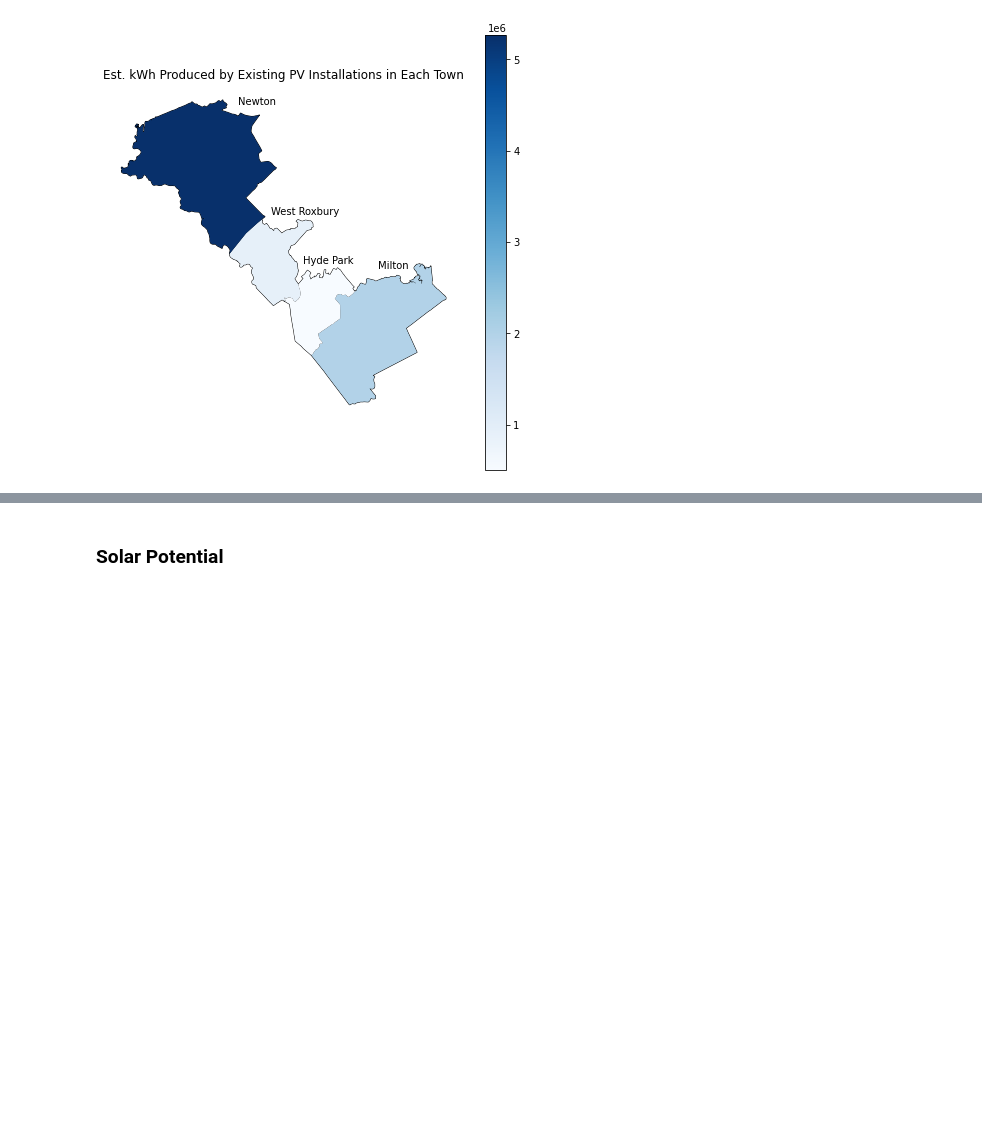
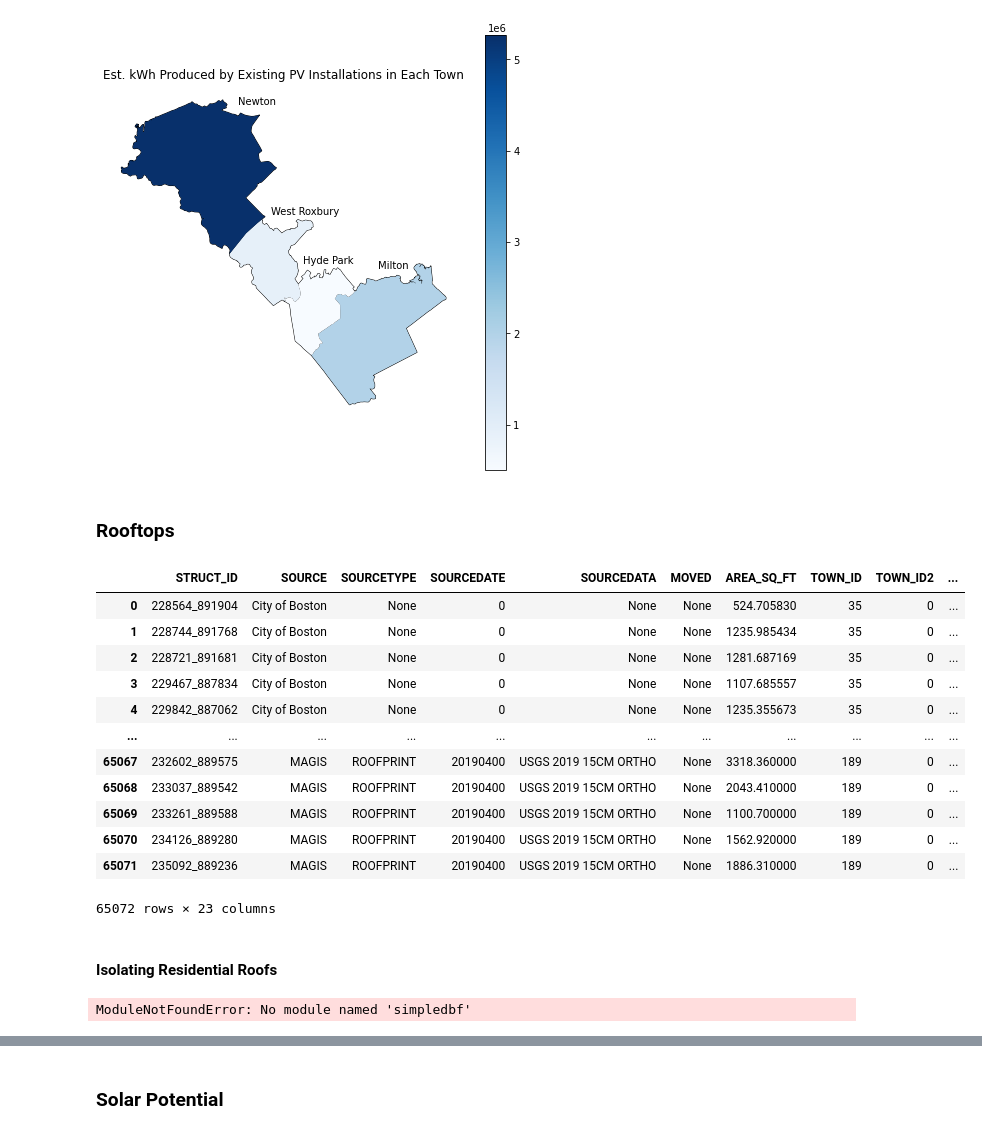
Before and after one commit to ghostpress/ma-solar, a Jupyter notebook: code/initViz.ipynb, the cells around one changed output, grey strips where cells are left out. Drawn from its saved outputs; the diff is of its cells as text; code cells hidden in the pictures; blank space fills up the shorter version.

Commit message:
Started isolating residential parcels, updated .gitignore

```diff
--- a/code/initViz.ipynb
+++ b/code/initViz.ipynb
@@ -475,3 +475,44 @@ ax3.set_axis_off()
 plt.savefig(outputDir('viz/existPVkWhMap.png'), dpi=150, format='png')
 # %% [output]
 [figure]
+# %% [markdown]
+### Rooftops
+# %%
+# Read files from MassGIS
+
+roofsBoston = gpd.read_file(dataDir('roofprintsBoston/structures_poly_35.shp'))
+roofsNewton = gpd.read_file(dataDir('roofprintsNewton/structures_poly_207.shp'))
+roofsMilton = gpd.read_file(dataDir('roofprintsMilton/structures_poly_189.shp'))
+# %%
+# Need to isolate just the rooftops in West Roxbury and Hyde Park from the
+# Boston file
+# TEMPORARY - while unable to replicate QGIS command in Python:
+
+roofsWRHP = gpd.read_file(dataDir('intersections/roofprints/roofprintsWRHP.shp')).to_crs('EPSG:4326')
+# %%
+# Change CRS to match
+
+roofsNewton = roofsNewton.to_crs('EPSG:4326')
+roofsMilton = roofsMilton.to_crs('EPSG:4326')
+# %%
+# Join all the roof layers
+
+roofs = gpd.GeoDataFrame(pd.concat([roofsWRHP, roofsNewton, roofsMilton],
+                                   ignore_index=True), crs=roofsWRHP.crs)
+roofs
+# %% [output]
+|  | STRUCT_ID | SOURCE | SOURCETYPE | SOURCEDATE | SOURCEDATA | MOVED | AREA_SQ_FT | TOWN_ID | TOWN_ID2 | ... |
+| 0 | 228564_891904 | City of Boston | None | 0 | None | None | 524.705830 | 35 | 0 | ... |
+| 1 | 228744_891768 | City of Boston | None | 0 | None | None | 1235.985434 | 35 | 0 | ... |
+| 2 | 228721_891681 | City of Boston | None | 0 | None | None | 1281.687169 | 35 | 0 | ... |
+| 3 | 229467_887834 | City of Boston | None | 0 | None | None | 1107.685557 | 35 | 0 | ... |
+| 4 | 229842_887062 | City of Boston | None | 0 | None | None | 1235.355673 | 35 | 0 | ... |
+| ... | ... | ... | ... | ... | ... | ... | ... | ... | ... | ... |
+| 65067 | 232602_889575 | MAGIS | ROOFPRINT | 20190400 | USGS 2019 15CM ORTHO | None | 3318.360000 | 189 | 0 | ... |
+| 65068 | 233037_889542 | MAGIS | ROOFPRINT | 20190400 | USGS 2019 15CM ORTHO | None | 2043.410000 | 189 | 0 | ... |
+| 65069 | 233261_889588 | MAGIS | ROOFPRINT | 20190400 | USGS 2019 15CM ORTHO | None | 1100.700000 | 189 | 0 | ... |
+| 65070 | 234126_889280 | MAGIS | ROOFPRINT | 20190400 | USGS 2019 15CM ORTHO | None | 1562.920000 | 189 | 0 | ... |
+| 65071 | 235092_889236 | MAGIS | ROOFPRINT | 20190400 | USGS 2019 15CM ORTHO | None | 1886.310000 | 189 | 0 | ... |
+65072 rows × 23 columns
+# %% [markdown]
+#### Isolating Residential Roofs
@@ -477,0 +525,12 @@ plt.savefig(outputDir('viz/existPVkWhMap.png'), dpi=150, format='png')
+# %%
+# Read assessor file, which includes use codes for each parcel
+
+# TESTING
+
+
+from simpledbf import Dbf5
+
+assessBoston = Dbf5(dataDir('parcels/L3_SHP_M035_Boston/M035Assess_CY20_FY20.dbf'))
+assessBoston = assessBostonston.to_dataframe()
+# %% [output]
+ModuleNotFoundError: No module named 'simpledbf'
```
Also changed, not shown: parts of 4 cells of this notebook, 1 other file.
